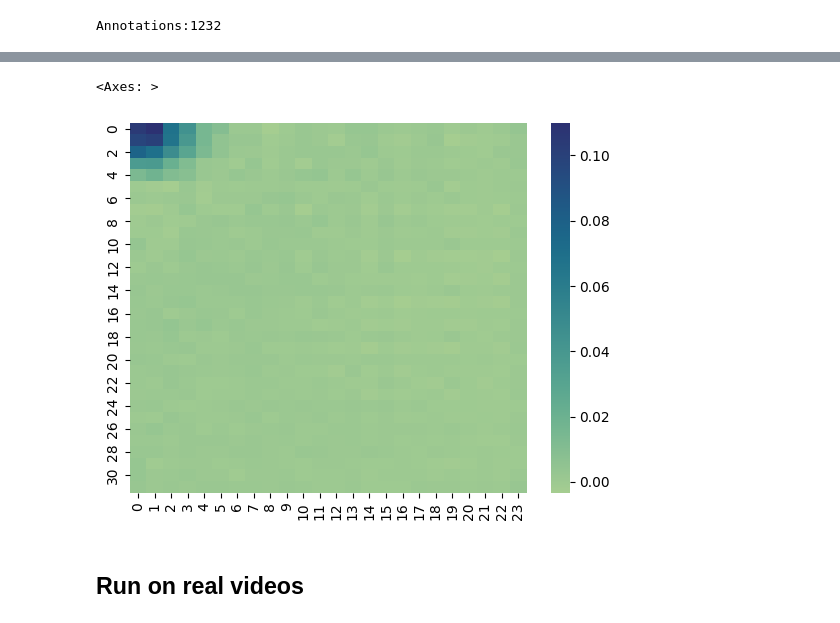
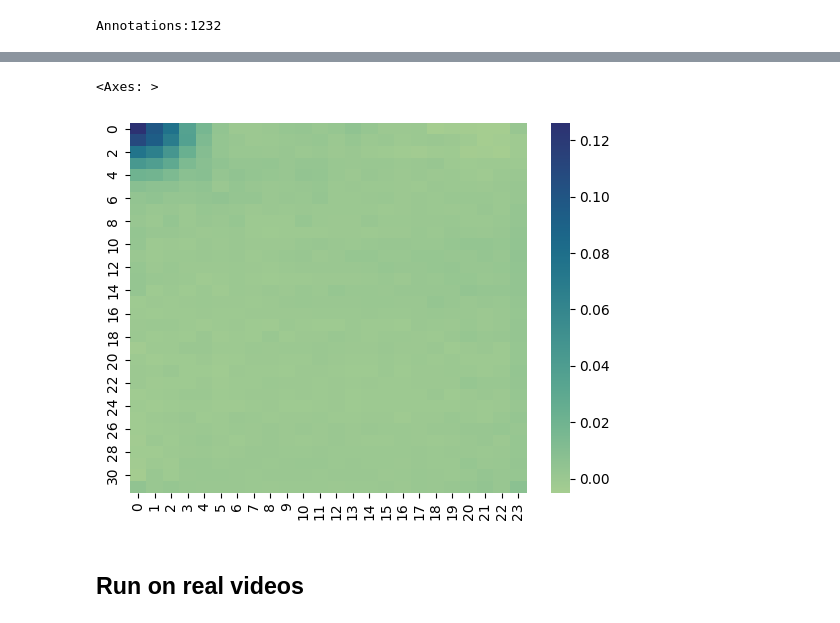
Before and after one commit to alekk12/keypoints, a Jupyter notebook: keypoints.ipynb, the cells around one changed output, grey strips where cells are left out. Cells and saved outputs as stored; diff of their text form; code cells hidden in the pictures.

Commit message:
add visualisation

```diff
--- a/keypoints.ipynb
+++ b/keypoints.ipynb
@@ -34,7 +34,7 @@ HEATMAP_SIZE = (32,24)#(8,6)#(64, 48)
 B = 1
 C = 2 #how important is age to the loss
 DEVICE = "cuda" if torch.cuda.is_available() else "cpu"
-with open("./public_data/temp_config.json") as json_conf:
+with open("./data/temp_config.json") as json_conf:
     CONF = json.load(json_conf)
 # %% [markdown]
 ## Helpers
@@ -429,6 +423,8 @@ def run_test(model:MixedModel, loader:DataLoader,
     age = []
     ht = []
     total_loss = 0.0
+    total_age_loss = 0.0
+    total_kp_loss = 0.0
     num_batches = 0
     model.eval()
     with torch.no_grad():
@@ -440,18 +436,21 @@ def run_test(model:MixedModel, loader:DataLoader,
                 #plt.show()
                 #plt.close()
                 pred_heatmaps, pred_age = model(images)
-                age.extend(pred_age)
                 ht.extend(pred_heatmaps)
                 kps.extend(people_heatmaps_to_kps(pred_heatmaps))
                 kps2.extend(ht_to_coord(pred_heatmaps))
                 loss_pose = pose_criterion(pred_heatmaps, gt_heatmaps)
+                total_kp_loss += loss_pose.item()
                 loss = loss_pose
                 age_labels = age_labels.to(DEVICE)
                 loss_age = age_criterion(pred_age, age_labels)
                 loss = B * loss + C * loss_age
+                total_age_loss += loss_age.item()
+                pred_age = pred_age.to(dtype=torch.int64)
+                age.extend(pred_age)
                 total_loss += loss.item()
                 num_batches += 1
-        print(f"Testing loss = {total_loss / num_batches:.4f}")
+        print(f"Testing loss = {total_loss / num_batches:.4f}. Age = {total_age_loss/num_batches:.4f} Kp = {total_kp_loss/num_batches:.4f}")
     return kps, kps2, age, ht
 # %% [markdown]
 Load Test/Validation Data
@@ -477,8 +518,8 @@ if __name__ == '__main__':
 # %%
-sns.heatmap(ht[0][5].cpu(), cmap="crest")
+sns.heatmap(ht[0][0].cpu(), cmap="crest")
 # %% [output]
 <Axes: >
-[figure, old version]
+[figure, new version]
 # %% [markdown]
 ## Run on real videos
 # %% [markdown]
```
Also changed, not shown: parts of 10 cells of this notebook.
